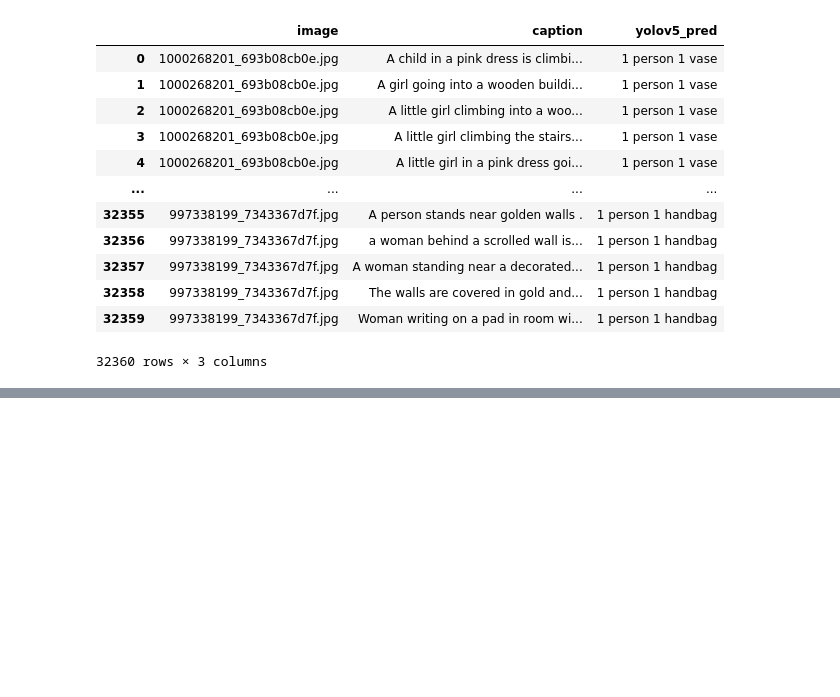
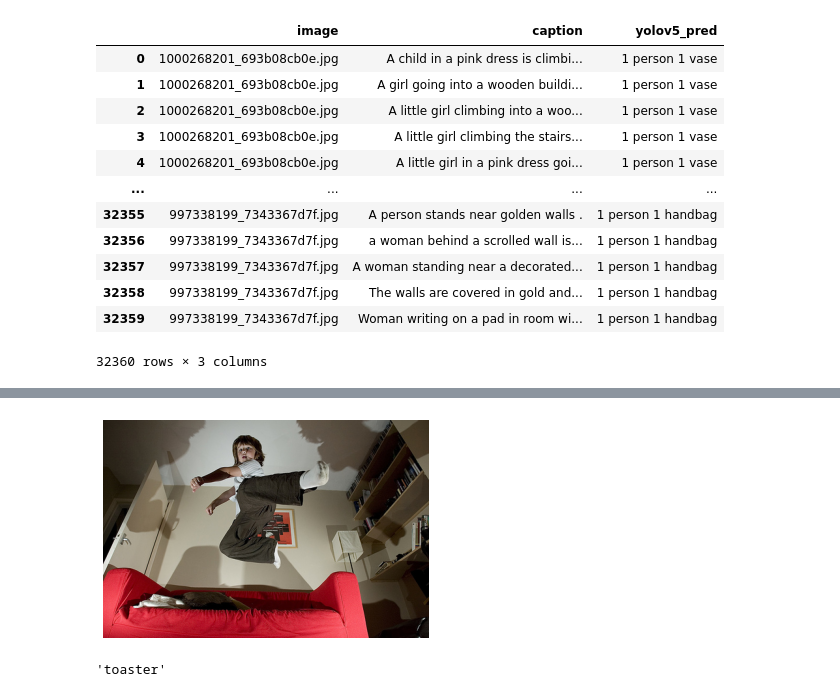
Before and after one commit to edologgerbird/image-caption-generator, a Jupyter notebook: Project_Notebook.ipynb, the cells around one changed output, grey strips where cells are left out. Drawn from its saved outputs; the diff is of its cells as text; code cells hidden in the pictures; blank space fills up the shorter version.

```diff
--- a/Project_Notebook.ipynb
+++ b/Project_Notebook.ipynb
@@ -177,6 +183,11 @@ def get_sample_image(image_paths, n):
   sample_images_path = random.sample(image_paths,n)
   sample_images_name = [i.split('/')[-1] for i in sample_images_path]
   return sample_images_path, sample_images_name
+
+def show_image(image_path):
+  image = imread(image_path)
+  plt.imshow(image)
+  plt.axis('off')
 # %%
 n_samples = 5*5
 sample_images_path, sample_images_name = get_sample_image(image_paths,n_samples)
@@ -314,0 +383,4 @@ train_df
+# %%
+show_image(sample_image)
+# %% [output]
+[figure, added]
@@ -314,0 +389,7 @@ train_df
+# %%
+VGG_16_prediction=vgg16(vgg16_sample_image)
+VGG_16_prediction_numpy=VGG_16_prediction.cpu().detach().numpy()
+predicted_class_max = np.argmax(VGG_16_prediction_numpy)
+categories[predicted_class_max]
+# %% [output]
+'toaster'
```
Also changed, not shown: parts of 10 cells of this notebook.
